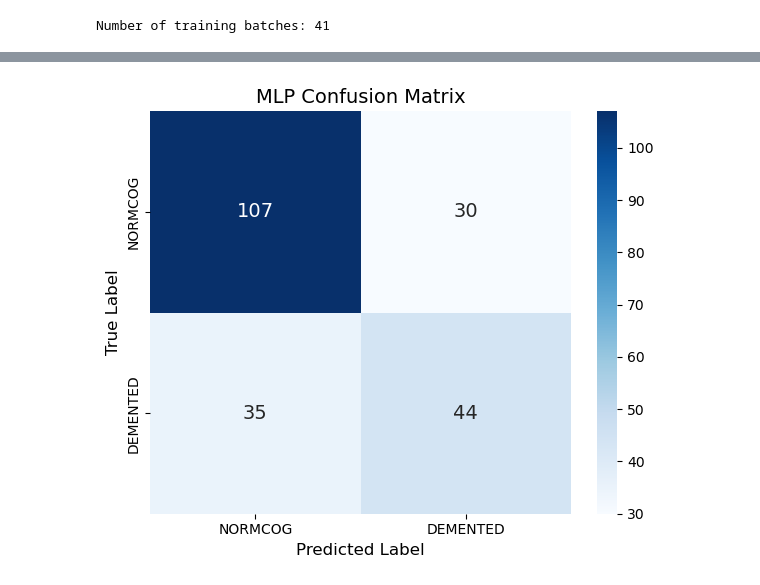
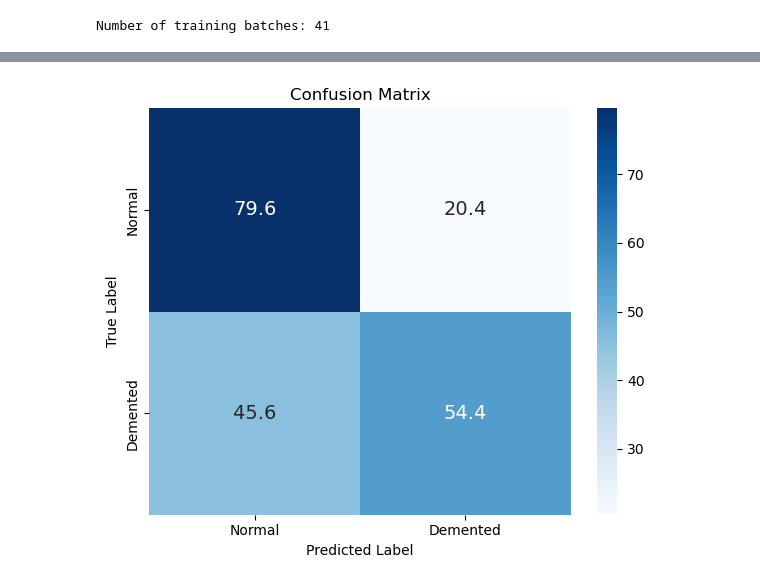
Before and after one commit to ikeramor/PBL_Neuro_group6, a Jupyter notebook: DL/MLP_sc_fc_coupling/sc_fc_classification_optuna_stratified.ipynb, the cells around one changed output, grey strips where cells are left out. Drawn from its saved outputs; the diff is of its cells as text; code cells hidden in the pictures.

```diff
--- a/DL/MLP_sc_fc_coupling/sc_fc_classification_optuna_stratified.ipynb
+++ b/DL/MLP_sc_fc_coupling/sc_fc_classification_optuna_stratified.ipynb
@@ -44,8 +88,8 @@ device(type='cuda')
 We load the SC-FC coupling features CSV file. Then, we encode the target variable (`NORMCOG` -> 0, `DEMENTED` -> 1) as class indices.
 # %%
 # Load the dataset using a relative path
-df = pd.read_csv("/home/jovyan/Desktop/PBL_Neuro/DL/MLP_sc_fc_coupling/Myelin_FC_coupling_vectors.csv")
-df_metadata = pd.read_csv("/home/jovyan/Desktop/PBL_Neuro/DL/MLP_sc_fc_coupling/OASIS3_metadata_final.csv")
+df = pd.read_csv("Myelin_FC_coupling_vectors.csv")
+df_metadata = pd.read_csv("OASIS3_metadata_final.csv")
 
 # Numerical dummy variable encoding: NORMCOG -> 0, DEMENTED -> 1
 df['target'] = df['group'].map({'NORMCOG': 0, 'DEMENTED': 1})
@@ -57,7 +101,7 @@ target_col = 'target'
 coupling_cols = [col for col in df.columns if col not in [id_col, 'group', target_col, 'Age']]
 
 # Define class names for plotting/reporting
-class_names = ['NORMCOG', 'DEMENTED']
+class_names = ['Normal', 'Demented']
 
 print(f"Number of SC-FC coupling vector features: {len(coupling_cols)}")
 print(f"Class counts:\n{df['group'].value_counts()}")
@@ -460,8 +567,10 @@ Requirement already satisfied: MarkupSafe>=0.9.2 in /opt/conda/lib/python3.13/si
 # %%
 # Run Optuna Study maximizing F1-macro score
 optuna.logging.set_verbosity(optuna.logging.INFO)
-study = optuna.create_study(direction="maximize")
-study.optimize(objective, n_trials=30, timeout=600)
+
+sampler = optuna.samplers.TPESampler(seed=SEED)
+study = optuna.create_study(direction="maximize", sampler=sampler)
+study.optimize(objective, n_trials=N_TRIALS, timeout=600)
 
 print("OPTUNA STUDY COMPLETE")
 print(f"Best Trial F1-Macro: {study.best_value:.4f}")
@@ -586,11 +756,22 @@ weighted avg       0.70      0.70      0.70       216
 # %%
-cm = confusion_matrix(all_labels, all_preds)
+# MLP confusion matrix in percentages
+cm = confusion_matrix(all_labels, all_preds, labels=[0, 1])
+cm_percent = cm.astype("float") / cm.sum(axis=1, keepdims=True) * 100
+
 plt.figure(figsize=(6, 5))
-sns.heatmap(cm, annot=True, fmt='d', cmap='Blues', xticklabels=class_names, yticklabels=class_names, annot_kws={"size": 14})
-plt.title('MLP Confusion Matrix', fontsize=14)
-plt.ylabel('True Label', fontsize=12)
-plt.xlabel('Predicted Label', fontsize=12)
+sns.heatmap(
+    cm_percent,
+    annot=True,
+    fmt='.1f',
+    cmap='Blues',
+    xticklabels=class_names,
+    yticklabels=class_names,
+    annot_kws={"size": 14}
+)
+plt.title('Confusion Matrix')
+plt.ylabel('True Label')
+plt.xlabel('Predicted Label')
 plt.tight_layout()
 plt.show()
 # %% [output]
-[figure, old version]
+[figure, new version]
```
Also changed, not shown: parts of 31 cells of this notebook.
